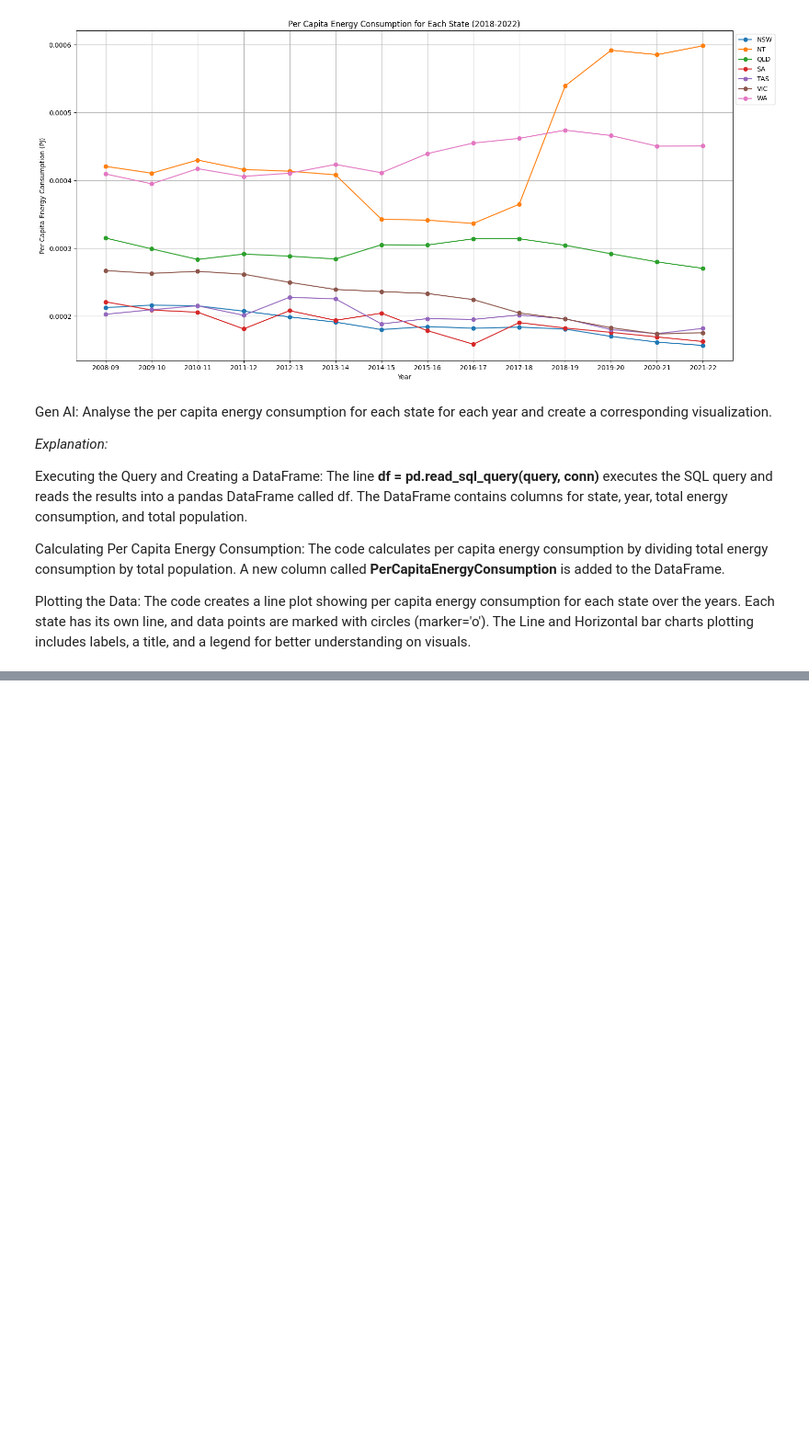
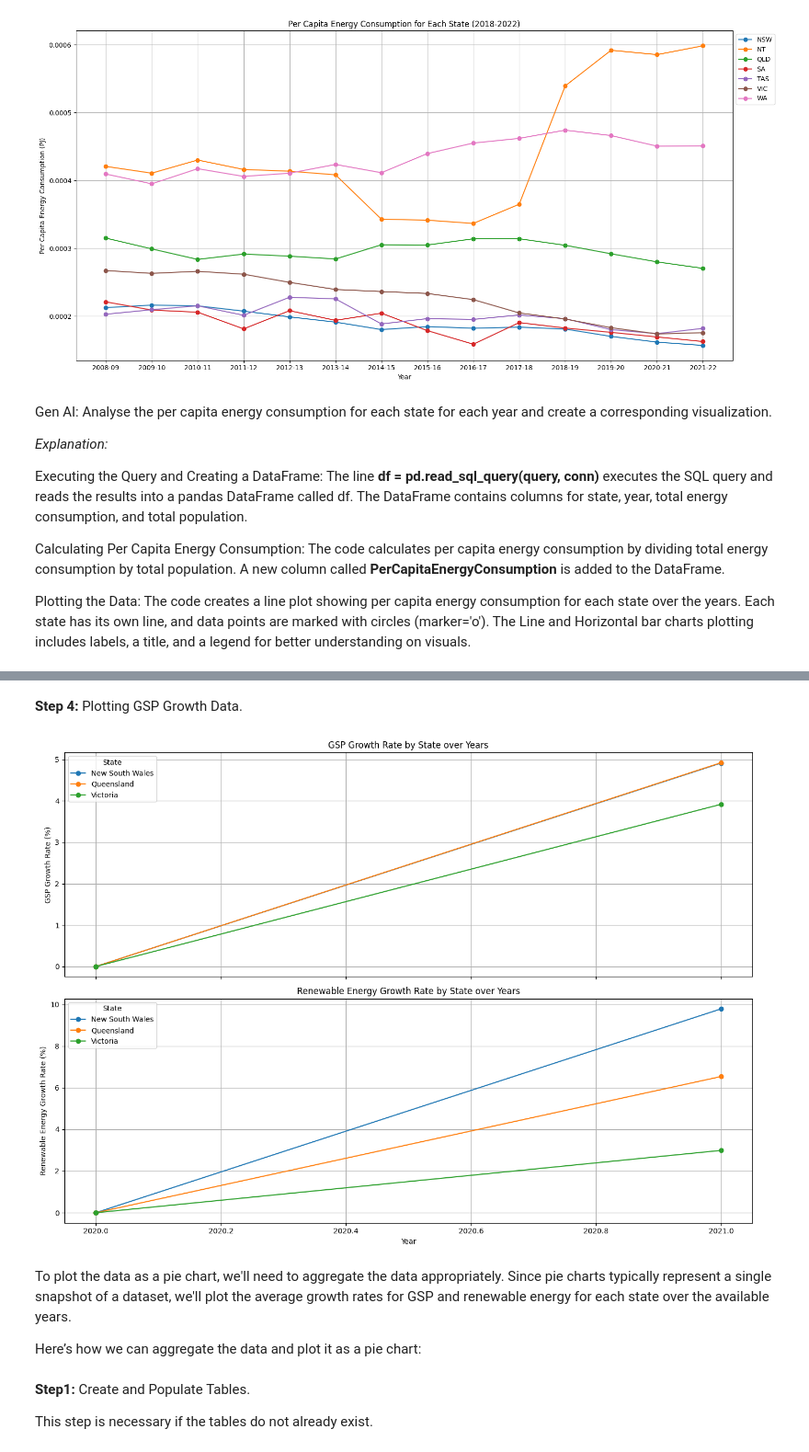
Before and after one commit to RyanNewB/Assessment-2-Programming-Assignment-2, a Jupyter notebook: Assignment_2_Development_Report.ipynb, the cells around one changed output, grey strips where cells are left out. Shown: that part at 92% size. Drawn from its saved outputs; the diff is of its cells as text; code cells hidden in the pictures; blank space fills up the shorter version.

```diff
--- a/Assignment_2_Development_Report.ipynb
+++ b/Assignment_2_Development_Report.ipynb
@@ -354,0 +827,73 @@ The Line and Horizontal bar charts plotting includes labels, a title, and a lege
+# %% [markdown]
+**Step 4:** Plotting GSP Growth Data.
+# %%
+import sqlite3
+import pandas as pd
+import matplotlib.pyplot as plt
+
+# Connect to SQLite database
+conn = sqlite3.connect('/mnt/data/AUS_energy_sqlite3.db')
+
+# Query to get GSP growth rate data
+query_gsp_growth = """
+WITH GSP_Clean AS (
+    SELECT Year, State, GSP
+    FROM GSP_data
+)
+SELECT Year, State, GSP,
+       ( GSP - LAG(GSP) OVER (PARTITION BY State ORDER BY Year) ) / LAG(GSP) OVER (PARTITION BY State ORDER BY Year) * 100 AS GSP_Growth_Rate
+FROM GSP_Clean
+"""
+
+# Query to get renewable energy growth rate data
+query_renewable_energy = """
+WITH Renewable_Clean AS (
+    SELECT Year, State, COALESCE("Renewables (PJ)", 0) AS "Renewables_Clean"
+    FROM AUS_energy
+)
+SELECT Year, State, "Renewables_Clean",
+       ( "Renewables_Clean" - LAG("Renewables_Clean") OVER (PARTITION BY State ORDER BY Year) ) / LAG("Renewables_Clean") OVER (PARTITION BY State ORDER BY Year) * 100 AS Renewable_Energy_Growth_Rate
+FROM Renewable_Clean
+"""
+
+# Execute the queries and read the data
+df_gsp_growth = pd.read_sql(query_gsp_growth, conn)
+df_renewable_energy_growth = pd.read_sql(query_renewable_energy, conn)
+
+# Close the connection
+conn.close()
+
+# Plot the data
+fig, axs = plt.subplots(2, 1, figsize=(14, 10), sharex=True)
+
+# Plot GSP growth rate
+for state in df_gsp_growth['State'].unique():
+    state_data = df_gsp_growth[df_gsp_growth['State'] == state]
+    axs[0].plot(state_data['Year'], state_data['GSP_Growth_Rate'], marker='o', label=state)
+axs[0].set_title('GSP Growth Rate by State over Years')
+axs[0].set_ylabel('GSP Growth Rate (%)')
+axs[0].legend(title='State')
+axs[0].grid(True)
+
+# Plot renewable energy growth rate
+for state in df_renewable_energy_growth['State'].unique():
+    state_data = df_renewable_energy_growth[df_renewable_energy_growth['State'] == state]
+    axs[1].plot(state_data['Year'], state_data['Renewable_Energy_Growth_Rate'], marker='o', label=state)
+axs[1].set_title('Renewable Energy Growth Rate by State over Years')
+axs[1].set_xlabel('Year')
+axs[1].set_ylabel('Renewable Energy Growth Rate (%)')
+axs[1].legend(title='State')
+axs[1].grid(True)
+
+plt.tight_layout()
+plt.show()
+# %% [output]
+[figure, added]
+# %% [markdown]
+To plot the data as a pie chart, we'll need to aggregate the data appropriately. Since pie charts typically represent a single snapshot of a dataset, we'll plot the average growth rates for GSP and renewable energy for each state over the available years.
+
+Here’s how we can aggregate the data and plot it as a pie chart:
+# %% [markdown]
+**Step1:** Create and Populate Tables.
+
+This step is necessary if the tables do not already exist.
```
Also changed, not shown: parts of 21 cells of this notebook.
